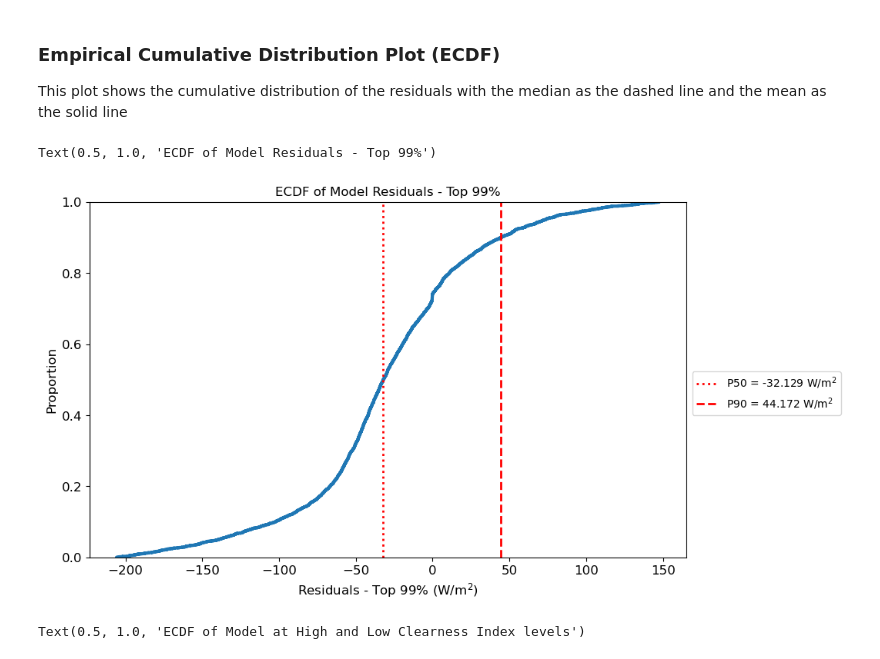
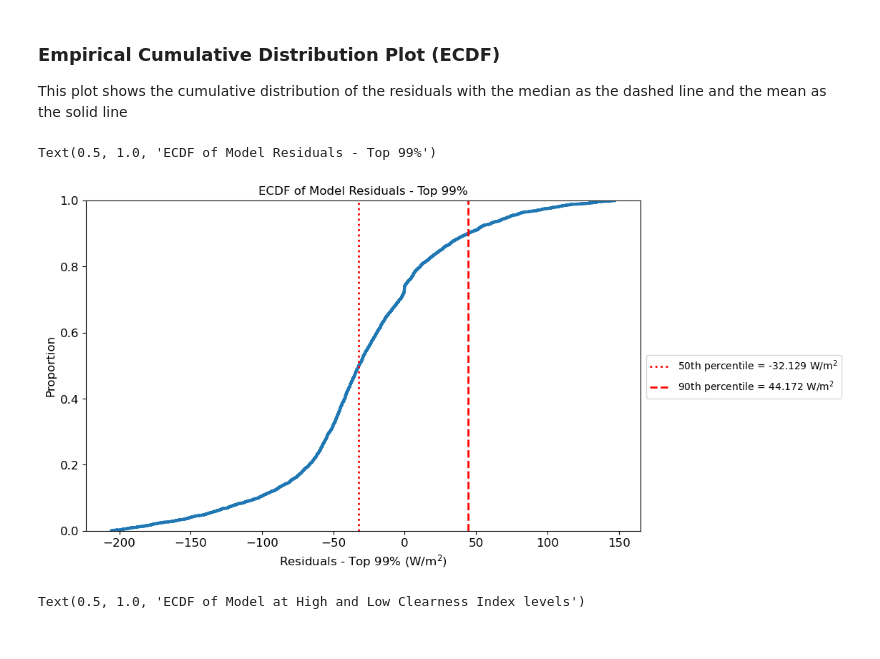
Before and after one commit to lmdeville/PV-Modeling, a Jupyter notebook: Model Validation/DNI Estim Validation.ipynb, the cells around one changed output. Cells and saved outputs as stored; diff of their text form; code cells hidden in the pictures.

```diff
--- a/Model Validation/DNI Estim Validation.ipynb
+++ b/Model Validation/DNI Estim Validation.ipynb
@@ -427,18 +366,16 @@ This plot shows the cumulative distribution of the residuals with the median as
 # %%
 #plot empirical cumulative distribution functions
 sns.ecdfplot(data=df, x='resid_trim', linewidth=3)
 plt.xlabel('Residuals - Top 99% (W/m$^2$)')
-plt.vlines(x=np.percentile(df['resid_trim'].dropna(), 50), ymin=0, ymax=1, linewidth=2, color='red',linestyles='dotted')
-plt.vlines(x=np.percentile(df['resid_trim'].dropna(), 90), ymin=0, ymax=1, linewidth=2, color='red',linestyles='--')
-
-line_2 = Line2D([0], [0], color='red', linewidth=2, linestyle='dotted',label=('P50 ='+' '+str(round(np.percentile(df['resid_trim'].dropna(), 50),3))+' W/m$^2$'))
-line_4 = Line2D([0], [0], color='red', linewidth=2, linestyle='--',label=('P90 ='+' '+str(round(np.percentile(df['resid_trim'].dropna(), 90),3))+' W/m$^2$'))
-lines = [line_2,line_4]
-plt.legend(prop=dict(size='small'), loc=[1.01, 0.4],handles=lines)
+perc50 = df['resid_trim'].quantile(0.5)
+perc90 = df['resid_trim'].quantile(0.9)
+plt.axvline(perc50, linewidth=2, color='red', linestyle='dotted', label=f'50th percentile = {perc50:0.03f} W/m$^2$')
+plt.axvline(perc90, linewidth=2, color='red', linestyle='--', label=f'90th percentile = {perc90:0.03f} W/m$^2$')
+plt.legend(prop=dict(size='small'), loc=[1.01, 0.4])
 plt.title('ECDF of Model Residuals - Top 99%')
 # %% [output]
 Text(0.5, 1.0, 'ECDF of Model Residuals - Top 99%')
-[figure, old version]
+[figure, new version]
 # %%
 metric = 'Clearness Index' #other options could be clearness index, month, etc
 bound = 0.75
```
Also changed, not shown: parts of 9 cells of this notebook.
